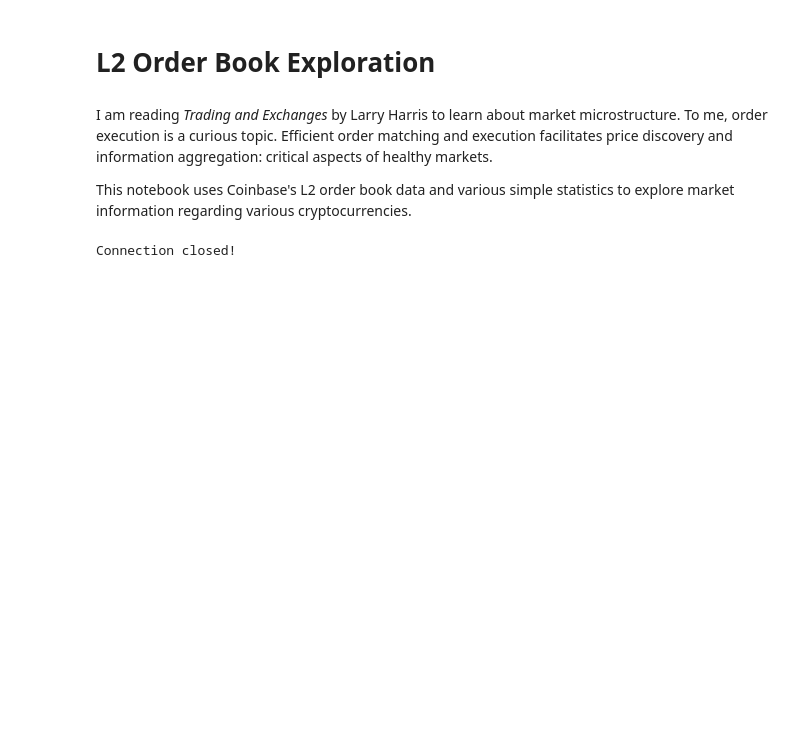
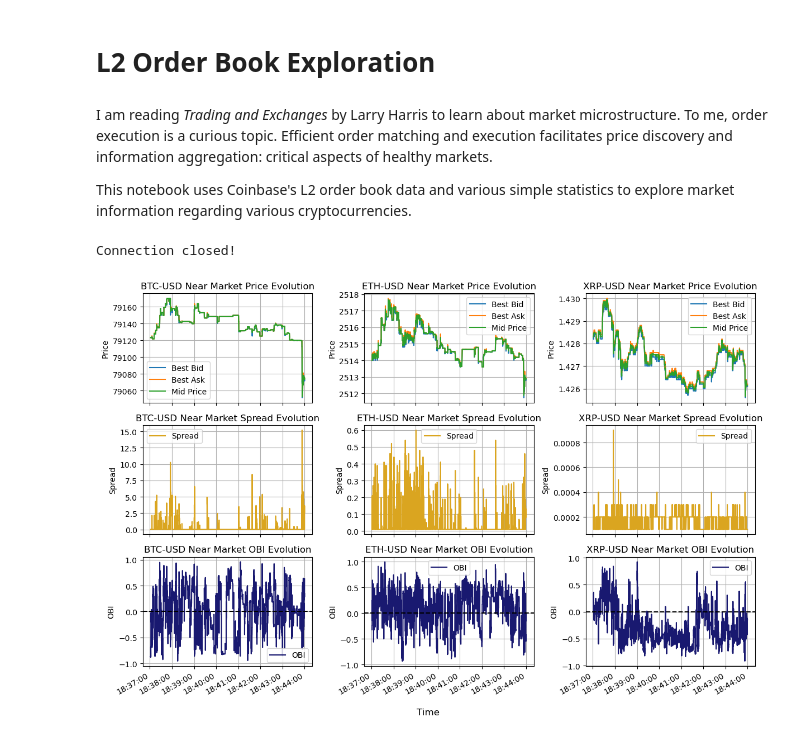
Before and after one commit to jamesmml/markets-and-exchanges, a Jupyter notebook: l2-order-book-exploration/exploration.ipynb, the cells around one changed output. Saved outputs shown, nothing was run; the diff lists cells and outputs as text; code cells hidden in the pictures; blank space fills up the shorter version.

Commit message:
Added stats visualization and plotting

```diff
--- a/l2-order-book-exploration/exploration.ipynb
+++ b/l2-order-book-exploration/exploration.ipynb
@@ -252,3 +254,73 @@ async def parse_order_books(url: str, message: dict, currencies: list, dir_name:
 await parse_order_books(url = coinbase_url, message = message, currencies = currencies)
 # %% [output]
 Connection closed!
+# %%
+# Visualization
+csvs = [os.path.join("data", file) for file in os.listdir("data") if file.endswith(".csv")]
+
+fig, axes = plt.subplots(3, 3, sharex = True, figsize = (12, 8))
+
+for csv in csvs:
+    df = pd.read_csv(csv)
+
+    currency = df["currency"].iloc[0]
+    time = pd.to_datetime(df["order_book_timestamp"])
+    best_bid = df["best_bid"]
+    best_ask = df["best_ask"]
+    mid_price = df["mid_price"]
+    spread = df["spread"]
+    obi = df["obi"]
+
+    if currency == "BTC-USD":
+        price_ax = axes[0, 0]
+        spread_ax = axes[1, 0]
+        obi_ax = axes[2, 0]
+
+    elif currency == "ETH-USD":
+        price_ax = axes[0, 1]
+        spread_ax = axes[1, 1]
+        obi_ax = axes[2, 1]
+
+    # XRP-USD
+    else:
+        price_ax = axes[0, 2]
+        spread_ax = axes[1, 2]
+        obi_ax = axes[2, 2]
+
+    # Price
+    price_ax.plot(time, best_bid, label = "Best Bid")
+    price_ax.plot(time, best_ask, label = "Best Ask")
+    price_ax.plot(time, mid_price, label = "Mid Price")
+    price_ax.set_ylabel("Price")
+    price_ax.set_title(f"{currency} Near Market Price Evolution")
+    price_ax.legend()
+    price_ax.grid(True)
+
+    # Spread
+    spread_ax.plot(time, spread, color = "goldenrod", label = "Spread")
+    spread_ax.set_ylabel("Spread")
+    spread_ax.set_title(f"{currency} Near Market Spread Evolution")
+    spread_ax.legend()
+    spread_ax.grid(True)
+
+    # OBI
+    obi_ax.plot(time, obi, color = "midnightblue", label = "OBI")
+    obi_ax.set_ylabel("OBI")
+    obi_ax.set_title(f"{currency} Near Market OBI Evolution")
+    obi_ax.axhline(0, color = "black", linestyle = "--")
+    obi_ax.legend()
+    obi_ax.grid(True)
+
+# Format how time is displayed on the x-axis
+fig.supxlabel("Time")
+
+for ax in axes[2, :]:
+    ax.xaxis.set_major_locator(mdates.AutoDateLocator())
+    ax.xaxis.set_major_formatter(mdates.DateFormatter("%H:%M:%S"))
+
+fig.autofmt_xdate(rotation = 30)
+
+plt.tight_layout()
+plt.show()
+# %% [output]
+[figure, added]
```
Also changed, not shown: parts of 2 cells of this notebook, 12 other files.
